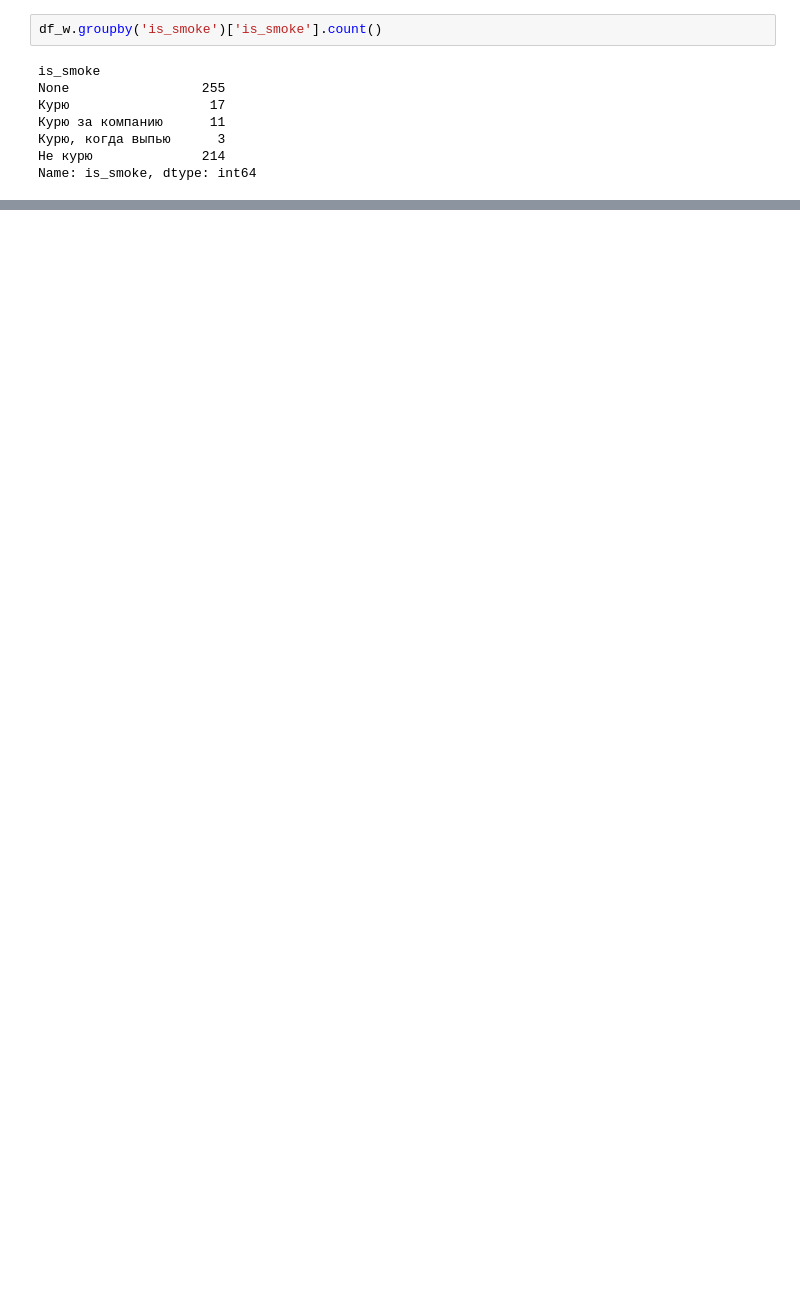
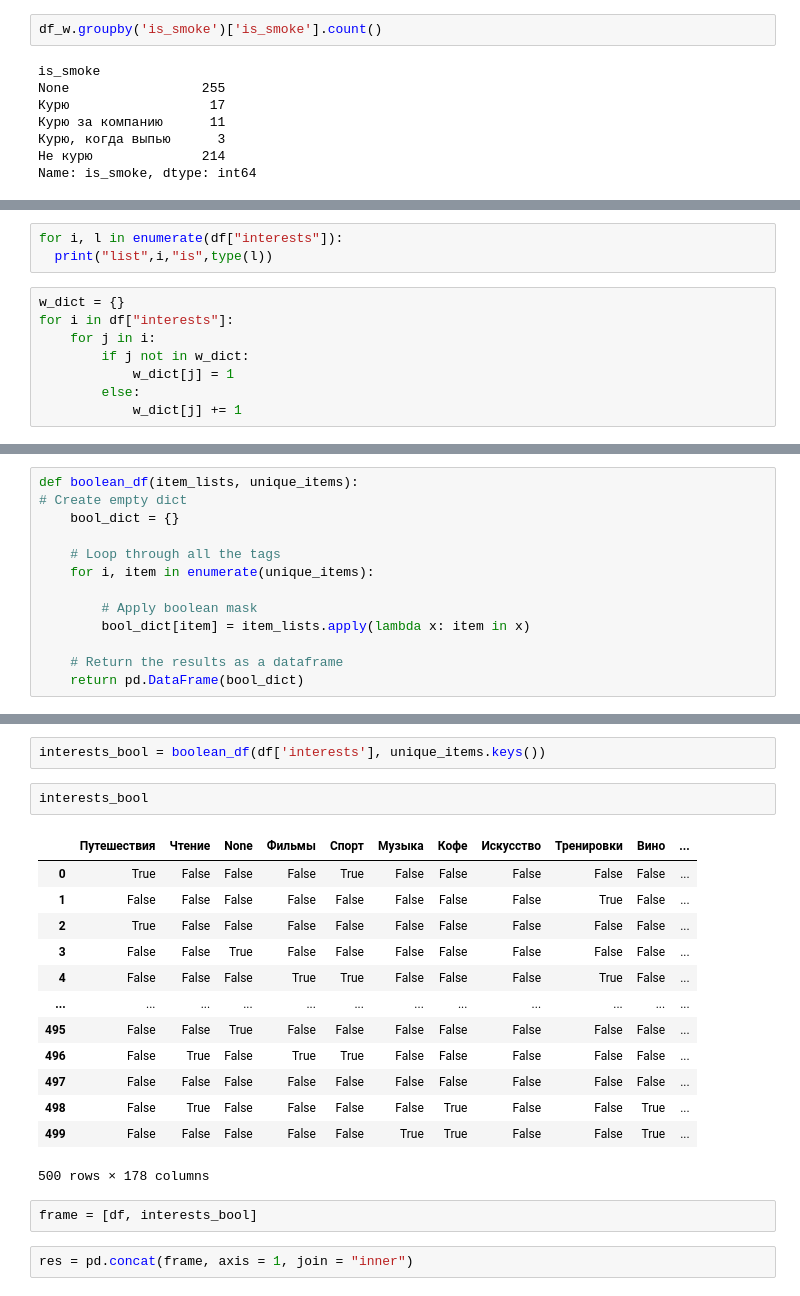
Before and after one commit to e-margot/TinAnal, a Jupyter notebook: Convert_json_to_csv.ipynb, the cells around one changed output, grey strips where cells are left out. Cells and saved outputs as stored; diff of their text form; blank space fills up the shorter version.

```diff
--- a/Convert_json_to_csv.ipynb
+++ b/Convert_json_to_csv.ipynb
@@ -168,0 +238,11 @@ Name: is_smoke, dtype: int64
+# %%
+for i, l in enumerate(df["interests"]):
+  print("list",i,"is",type(l))
+# %%
+w_dict = {}
+for i in df["interests"]:
+    for j in i:
+        if j not in w_dict:
+            w_dict[j] = 1
+        else:
+            w_dict[j] += 1
@@ -168,0 +303,13 @@ Name: is_smoke, dtype: int64
+# %%
+def boolean_df(item_lists, unique_items):
+# Create empty dict
+    bool_dict = {}
+
+    # Loop through all the tags
+    for i, item in enumerate(unique_items):
+
+        # Apply boolean mask
+        bool_dict[item] = item_lists.apply(lambda x: item in x)
+
+    # Return the results as a dataframe
+    return pd.DataFrame(bool_dict)
@@ -168,0 +495,22 @@ Name: is_smoke, dtype: int64
+# %%
+interests_bool = boolean_df(df['interests'], unique_items.keys())
+# %%
+interests_bool
+# %% [output]
+|  | Путешествия | Чтение | None | Фильмы | Спорт | Музыка | Кофе | Искусство | Тренировки | Вино | ... |
+| 0 | True | False | False | False | True | False | False | False | False | False | ... |
+| 1 | False | False | False | False | False | False | False | False | True | False | ... |
+| 2 | True | False | False | False | False | False | False | False | False | False | ... |
+| 3 | False | False | True | False | False | False | False | False | False | False | ... |
+| 4 | False | False | False | True | True | False | False | False | True | False | ... |
+| ... | ... | ... | ... | ... | ... | ... | ... | ... | ... | ... | ... |
+| 495 | False | False | True | False | False | False | False | False | False | False | ... |
+| 496 | False | True | False | True | True | False | False | False | False | False | ... |
+| 497 | False | False | False | False | False | False | False | False | False | False | ... |
+| 498 | False | True | False | False | False | False | True | False | False | True | ... |
+| 499 | False | False | False | False | False | True | True | False | False | True | ... |
+500 rows × 178 columns
+# %%
+frame = [df, interests_bool]
+# %%
+res = pd.concat(frame, axis = 1, join = "inner")
```
Also changed, not shown: parts of 44 cells of this notebook.
